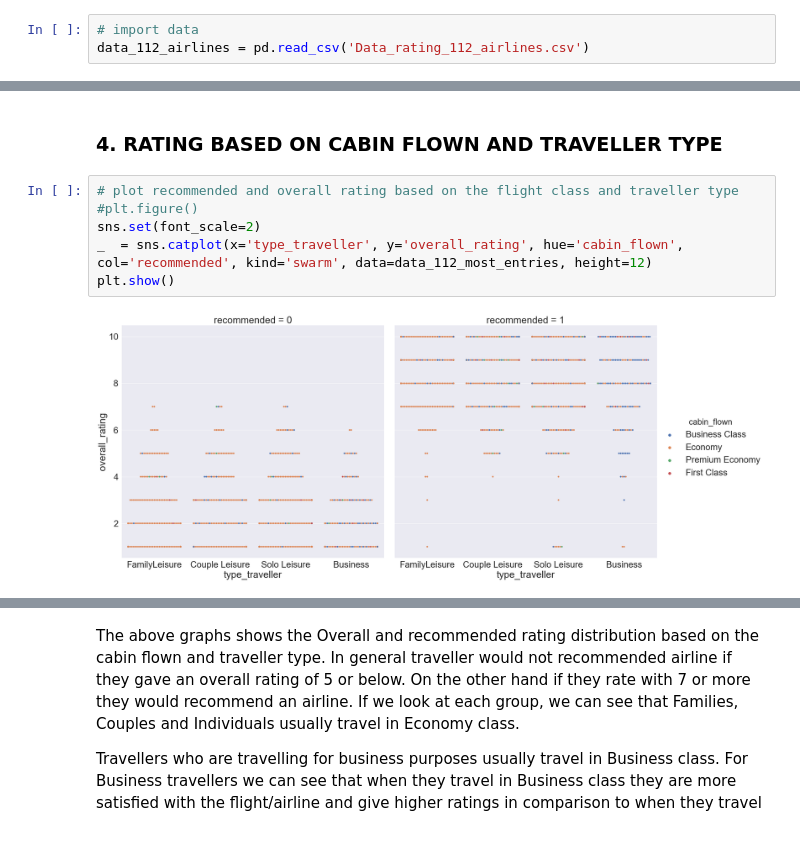
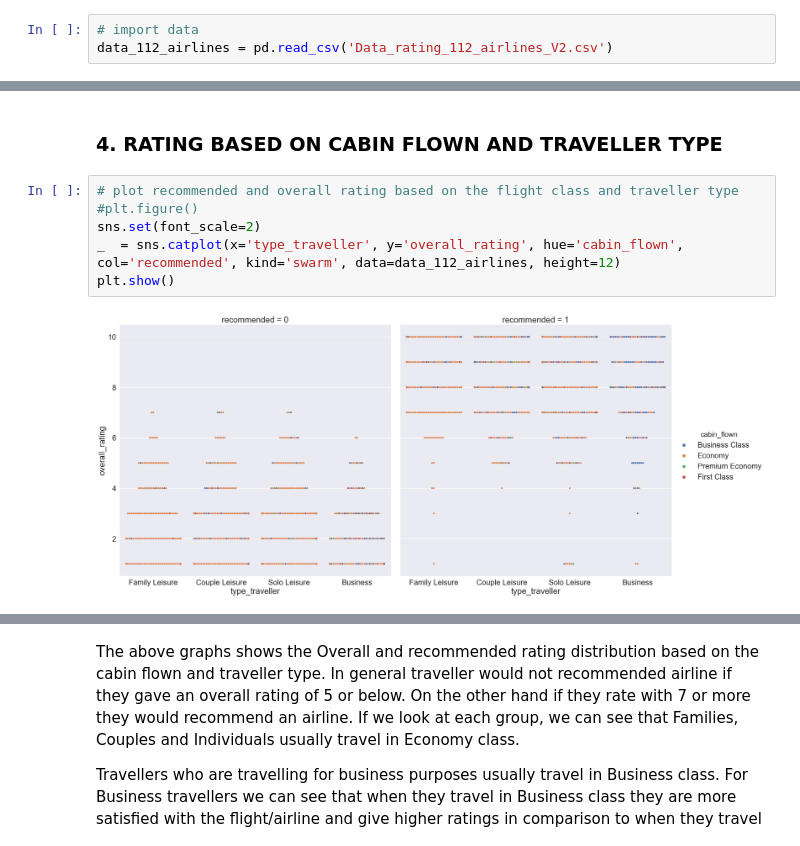
Before and after one commit to monikakrajnc/Capstone-Project-2, a Jupyter notebook: Data_Story.ipynb, the cells around one changed output, grey strips where cells are left out. Cells and saved outputs as stored; diff of their text form.

Commit message:
Adding Naive Bayes, modified Data Story and Data

```diff
--- a/Data_Story.ipynb
+++ b/Data_Story.ipynb
@@ -25,7 +25,7 @@ sns.set_context("poster")
 sns.set(color_codes=True, font_scale=1.25)
 # %%
 # import data
-data_112_airlines = pd.read_csv('Data_rating_112_airlines.csv')
+data_112_airlines = pd.read_csv('Data_rating_112_airlines_V2.csv')
 # %%
 # check the first few rows
 data_112_airlines.head()
@@ -152,8 +152,8 @@ From the above two graphs we can see that Solo type travellers on average gave a
 # %%
 # plot recommended and overall rating based on the flight class and traveller type
 #plt.figure()
 sns.set(font_scale=2)
-_  = sns.catplot(x='type_traveller', y='overall_rating', hue='cabin_flown', col='recommended', kind='swarm', data=data_112_most_entries, height=12)
+_  = sns.catplot(x='type_traveller', y='overall_rating', hue='cabin_flown', col='recommended', kind='swarm', data=data_112_airlines, height=12)
 plt.show()
 # %% [output]
-[figure, old version]
+[figure, new version]
```
Also changed, not shown: parts of 4 cells of this notebook, 3 other files.
